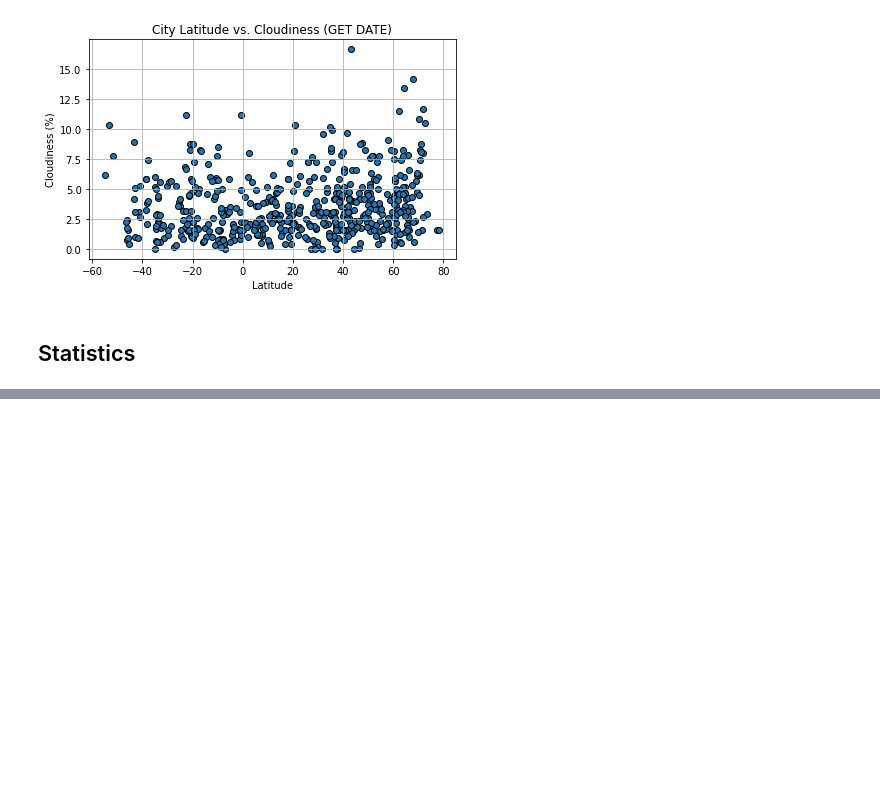
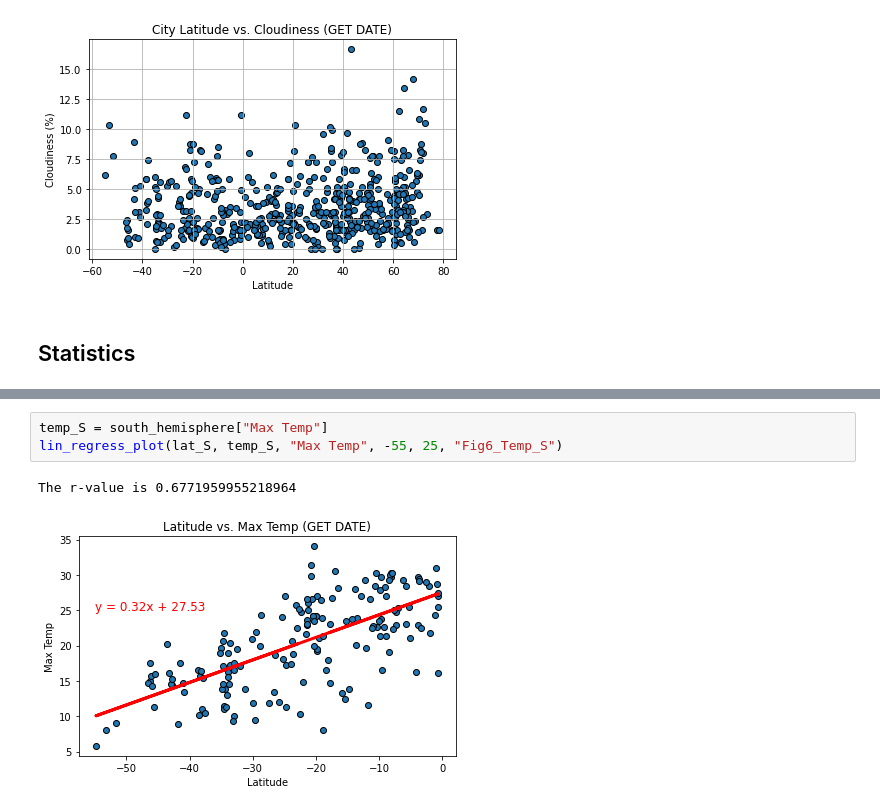
Before and after one commit to Wheezyotter/python-api-challenge, a Jupyter notebook: WeatherPy/WeatherPy.ipynb, the cells around one changed output, grey strips where cells are left out. Cells and saved outputs as stored; diff of their text form; blank space fills up the shorter version.

```diff
--- a/WeatherPy/WeatherPy.ipynb
+++ b/WeatherPy/WeatherPy.ipynb
@@ -266,0 +302,6 @@ plt.show()
+# %%
+temp_S = south_hemisphere["Max Temp"]
+lin_regress_plot(lat_S, temp_S, "Max Temp", -55, 25, "Fig6_Temp_S")
+# %% [output]
+The r-value is 0.6771959955218964
+[figure, added]
```
Also changed, not shown: parts of 6 cells of this notebook, 8 other files.
